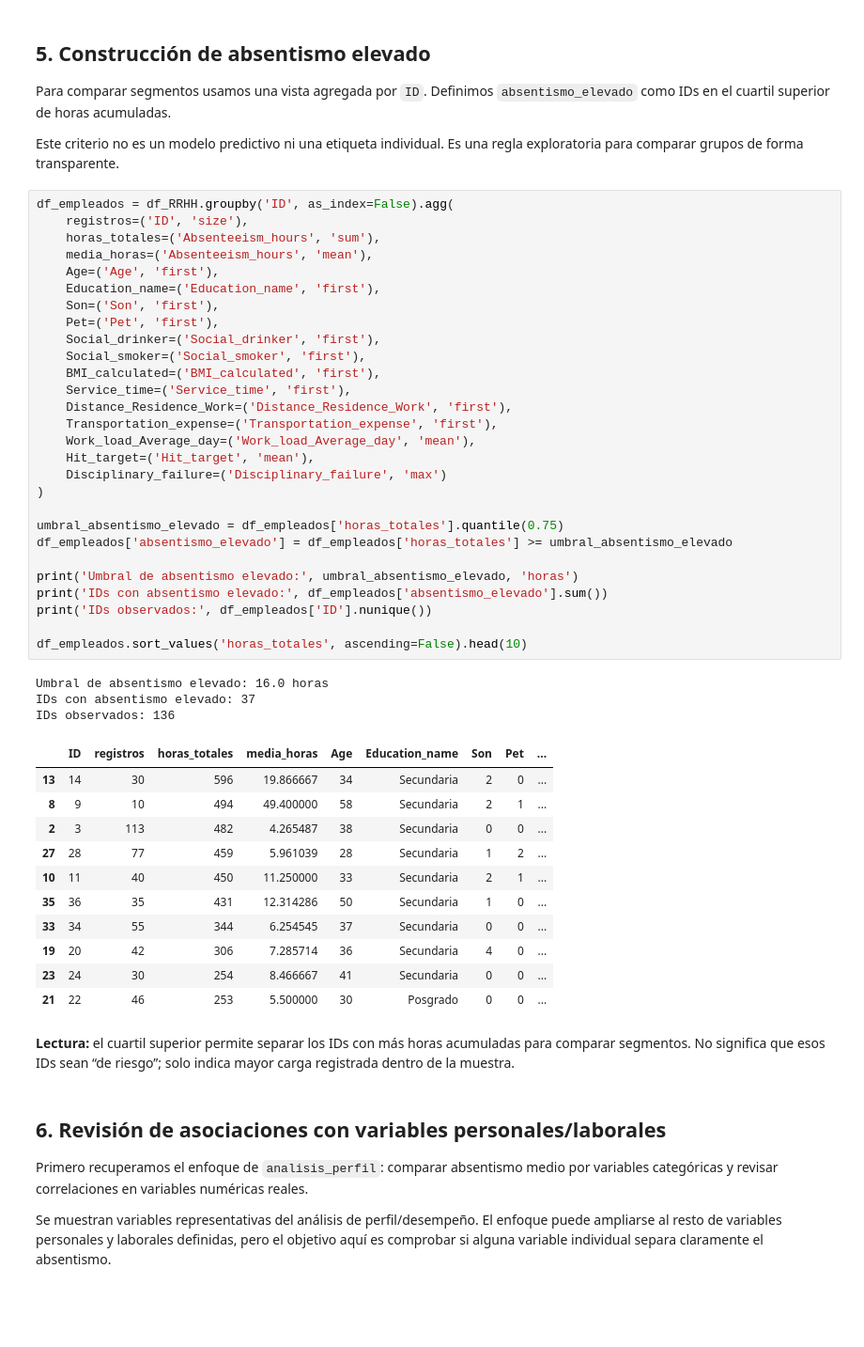
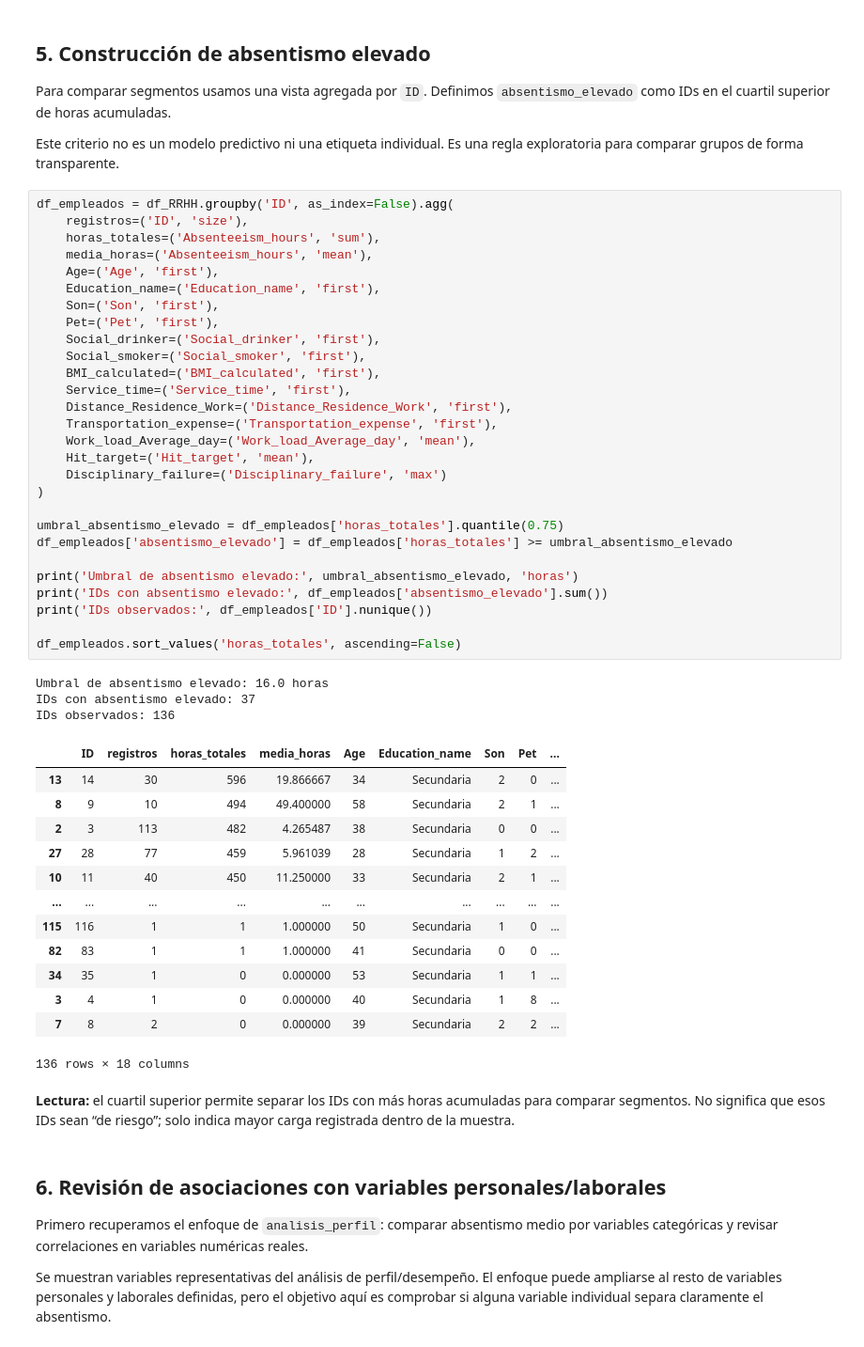
Before and after one commit to ITACADEMYprojectes/ProjecteData, a Jupyter notebook: Equip_31/Scripts/Notebooks/analisis_absentismo_01062026.ipynb, the cells around one changed output. Shown at 94% size. Drawn from its saved outputs; the diff is of its cells as text; blank space fills up the shorter version.

```diff
--- a/Equip_31/Scripts/Notebooks/analisis_absentismo_01062026.ipynb
+++ b/Equip_31/Scripts/Notebooks/analisis_absentismo_01062026.ipynb
@@ -111,41 +83,44 @@ df_empleados = df_RRHH.groupby('ID', as_index=False).agg(
     Son=('Son', 'first'),
     Pet=('Pet', 'first'),
     Social_drinker=('Social_drinker', 'first'),
     Social_smoker=('Social_smoker', 'first'),
     BMI_calculated=('BMI_calculated', 'first'),
     Service_time=('Service_time', 'first'),
     Distance_Residence_Work=('Distance_Residence_Work', 'first'),
     Transportation_expense=('Transportation_expense', 'first'),
     Work_load_Average_day=('Work_load_Average_day', 'mean'),
     Hit_target=('Hit_target', 'mean'),
     Disciplinary_failure=('Disciplinary_failure', 'max')
 )
 
 umbral_absentismo_elevado = df_empleados['horas_totales'].quantile(0.75)
 df_empleados['absentismo_elevado'] = df_empleados['horas_totales'] >= umbral_absentismo_elevado
 
 print('Umbral de absentismo elevado:', umbral_absentismo_elevado, 'horas')
 print('IDs con absentismo elevado:', df_empleados['absentismo_elevado'].sum())
 print('IDs observados:', df_empleados['ID'].nunique())
 
-df_empleados.sort_values('horas_totales', ascending=False).head(10)
+df_empleados.sort_values('horas_totales', ascending=False)
 # %% [output]
 Umbral de absentismo elevado: 16.0 horas
 IDs con absentismo elevado: 37
 IDs observados: 136
 |  | ID | registros | horas_totales | media_horas | Age | Education_name | Son | Pet | ... |
 | 13 | 14 | 30 | 596 | 19.866667 | 34 | Secundaria | 2 | 0 | ... |
 | 8 | 9 | 10 | 494 | 49.400000 | 58 | Secundaria | 2 | 1 | ... |
 | 2 | 3 | 113 | 482 | 4.265487 | 38 | Secundaria | 0 | 0 | ... |
 | 27 | 28 | 77 | 459 | 5.961039 | 28 | Secundaria | 1 | 2 | ... |
 | 10 | 11 | 40 | 450 | 11.250000 | 33 | Secundaria | 2 | 1 | ... |
-| 35 | 36 | 35 | 431 | 12.314286 | 50 | Secundaria | 1 | 0 | ... |
-| 33 | 34 | 55 | 344 | 6.254545 | 37 | Secundaria | 0 | 0 | ... |
-| 19 | 20 | 42 | 306 | 7.285714 | 36 | Secundaria | 4 | 0 | ... |
-| 23 | 24 | 30 | 254 | 8.466667 | 41 | Secundaria | 0 | 0 | ... |
-| 21 | 22 | 46 | 253 | 5.500000 | 30 | Posgrado | 0 | 0 | ... |
+| ... | ... | ... | ... | ... | ... | ... | ... | ... | ... |
+| 115 | 116 | 1 | 1 | 1.000000 | 50 | Secundaria | 1 | 0 | ... |
+| 82 | 83 | 1 | 1 | 1.000000 | 41 | Secundaria | 0 | 0 | ... |
+| 34 | 35 | 1 | 0 | 0.000000 | 53 | Secundaria | 1 | 1 | ... |
+| 3 | 4 | 1 | 0 | 0.000000 | 40 | Secundaria | 1 | 8 | ... |
+| 7 | 8 | 2 | 0 | 0.000000 | 39 | Secundaria | 2 | 2 | ... |
+136 rows × 18 columns
 # %% [markdown]
-**Lectura:** el cuartil superior permite separar los IDs con más horas acumuladas para comparar segmentos. No significa que esos IDs sean “de riesgo”; solo indica mayor carga registrada dentro de la muestra.
+**Lectura:** el cuartil superior permite separar los IDs con más horas acumuladas para comparar segmentos.
+No significa que esos IDs sean “de riesgo”; solo indica mayor carga registrada dentro de la muestra.
 # %% [markdown]
 ## 6. Revisión de asociaciones con variables personales/laborales
 
```
Also changed, not shown: parts of 2 cells of this notebook.
